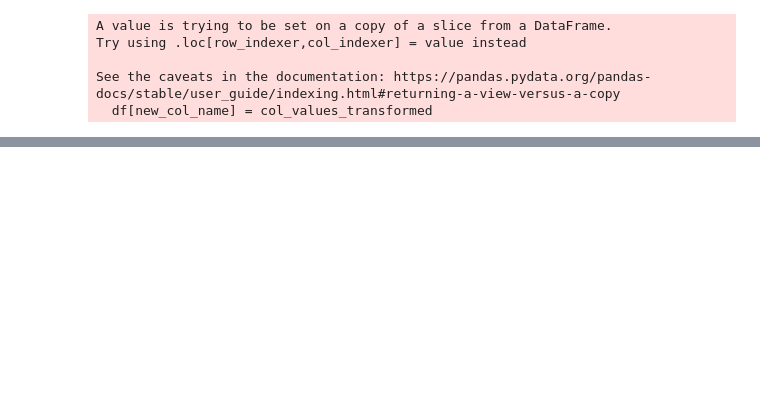
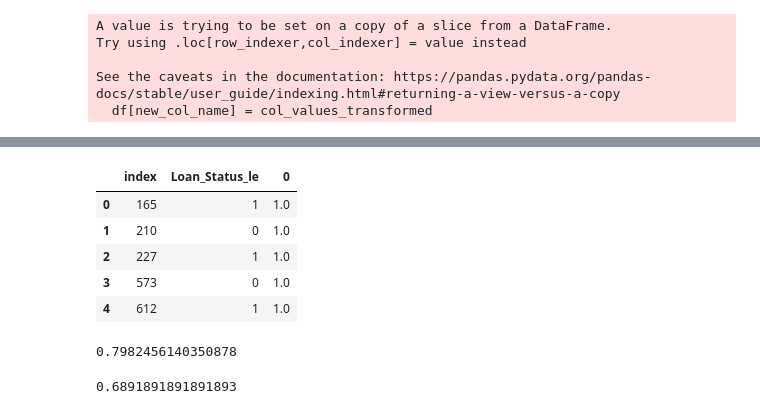
Before and after one commit to andrewnoonan2004/INFSCI-0510, a Jupyter notebook: Assignment4.ipynb, the cells around one changed output, grey strips where cells are left out. Saved outputs shown, nothing was run; the diff lists cells and outputs as text; code cells hidden in the pictures; blank space fills up the shorter version.

```diff
--- a/Assignment4.ipynb
+++ b/Assignment4.ipynb
@@ -592,0 +598,20 @@ NameError: name 'GaussianNB' is not defined
+# %%
+comp = pd.concat([target_train.reset_index(), pd.Series(target_pred)], axis=1)
+# %%
+comp.head()
+# %% [output]
+|  | index | Loan_Status_le | 0 |
+| 0 | 165 | 1 | 1.0 |
+| 1 | 210 | 0 | 1.0 |
+| 2 | 227 | 1 | 1.0 |
+| 3 | 573 | 0 | 1.0 |
+| 4 | 612 | 1 | 1.0 |
+# %%
+from sklearn import metrics
+print(metrics.accuracy_score(target_test, target_pred))
+# %% [output]
+0.7982456140350878
+# %%
+print(metrics.roc_auc_score(target_test, target_pred))
+# %% [output]
+0.6891891891891893
```
Also changed, not shown: parts of 1 cell of this notebook.
